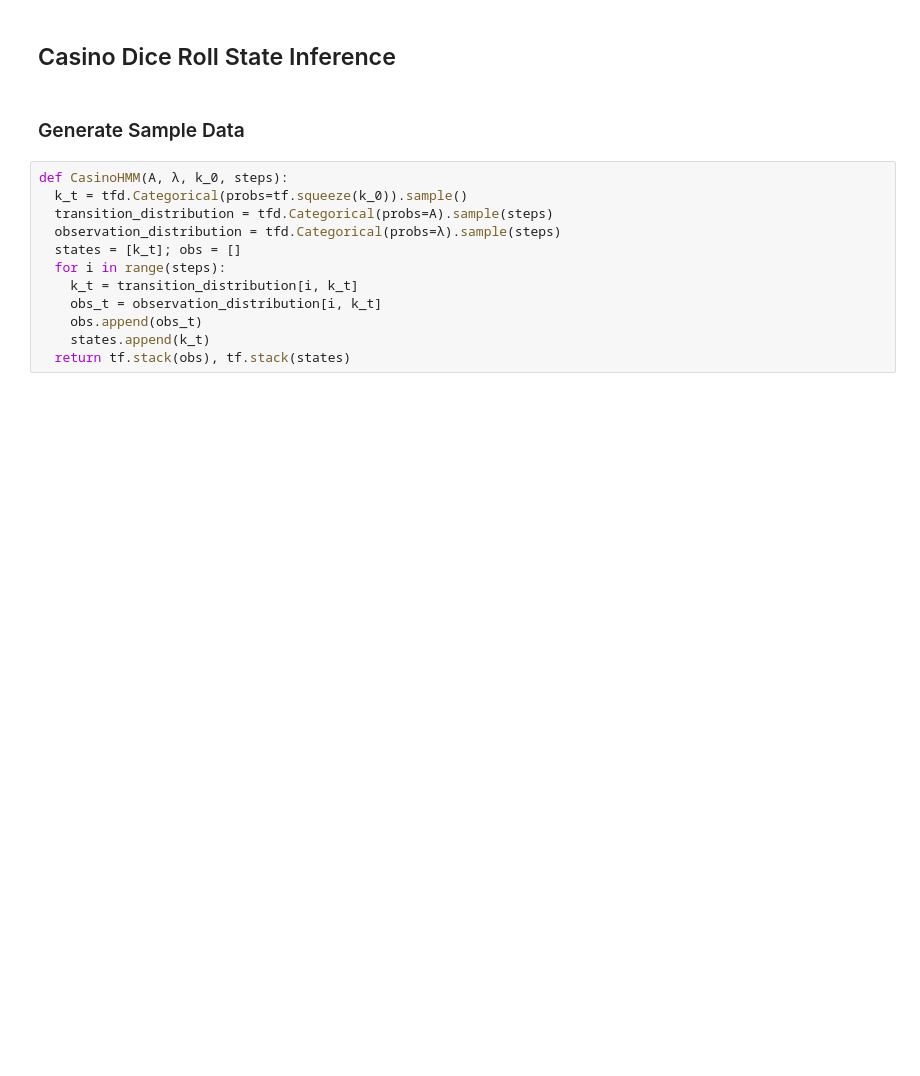
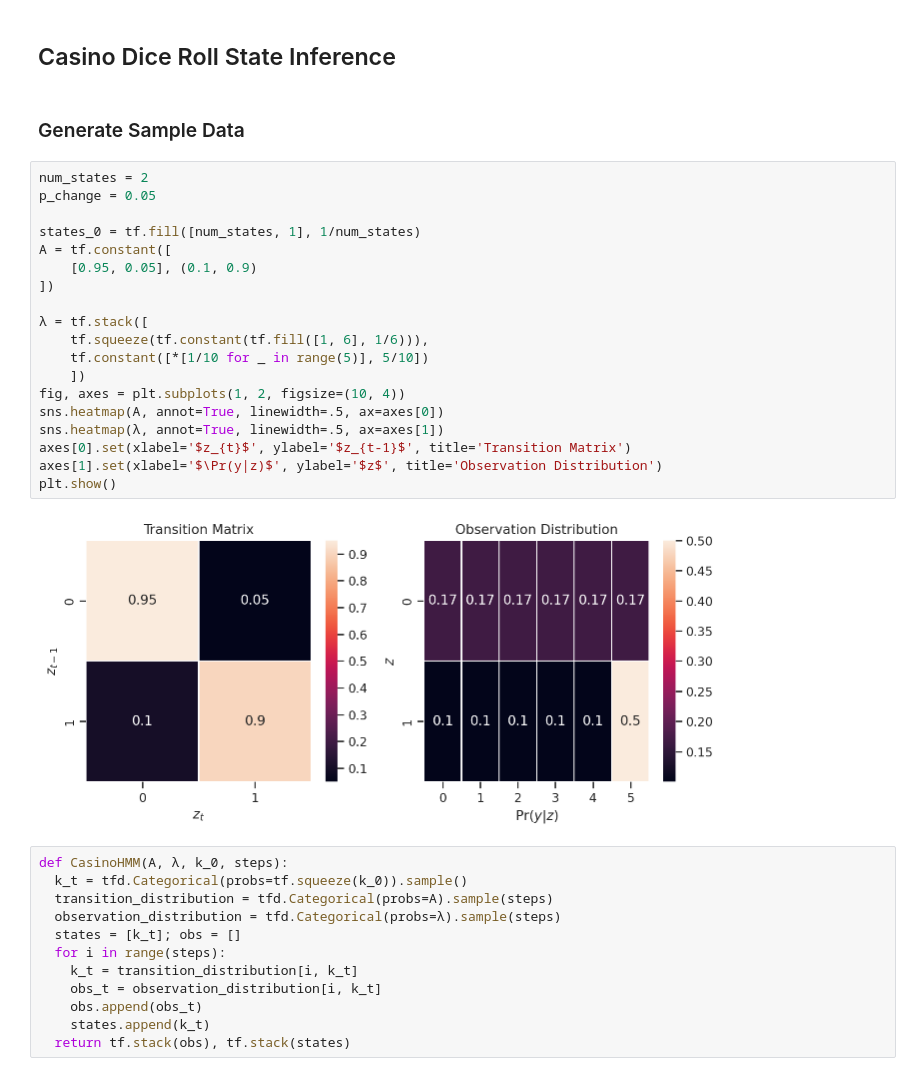
Before and after one commit to CorpuzKB/PML-Advance-Topics-notebooks, a Jupyter notebook: HMM_Inference__TensorFlow.ipynb, the cells around one changed output. Saved outputs shown, nothing was run; the diff lists cells and outputs as text; blank space fills up the shorter version.

```diff
--- a/HMM_Inference__TensorFlow.ipynb
+++ b/HMM_Inference__TensorFlow.ipynb
@@ -76,6 +76,27 @@ def Viterbi(A, a, λ, steps, num_states):
 ## Casino Dice Roll State Inference
 # %% [markdown]
 ### Generate Sample Data
+# %%
+num_states = 2
+p_change = 0.05
+
+states_0 = tf.fill([num_states, 1], 1/num_states)
+A = tf.constant([
+    [0.95, 0.05], (0.1, 0.9)
+])
+
+λ = tf.stack([
+    tf.squeeze(tf.constant(tf.fill([1, 6], 1/6))),
+    tf.constant([*[1/10 for _ in range(5)], 5/10])
+    ])
+fig, axes = plt.subplots(1, 2, figsize=(10, 4))
+sns.heatmap(A, annot=True, linewidth=.5, ax=axes[0])
+sns.heatmap(λ, annot=True, linewidth=.5, ax=axes[1])
+axes[0].set(xlabel='$z_{t}$', ylabel='$z_{t-1}$', title='Transition Matrix')
+axes[1].set(xlabel='$\Pr(y|z)$', ylabel='$z$', title='Observation Distribution')
+plt.show()
+# %% [output]
+[figure, added]
 # %%
 def CasinoHMM(A, λ, k_0, steps):
   k_t = tfd.Categorical(probs=tf.squeeze(k_0)).sample()
```
Also changed, not shown: parts of 9 cells of this notebook.
